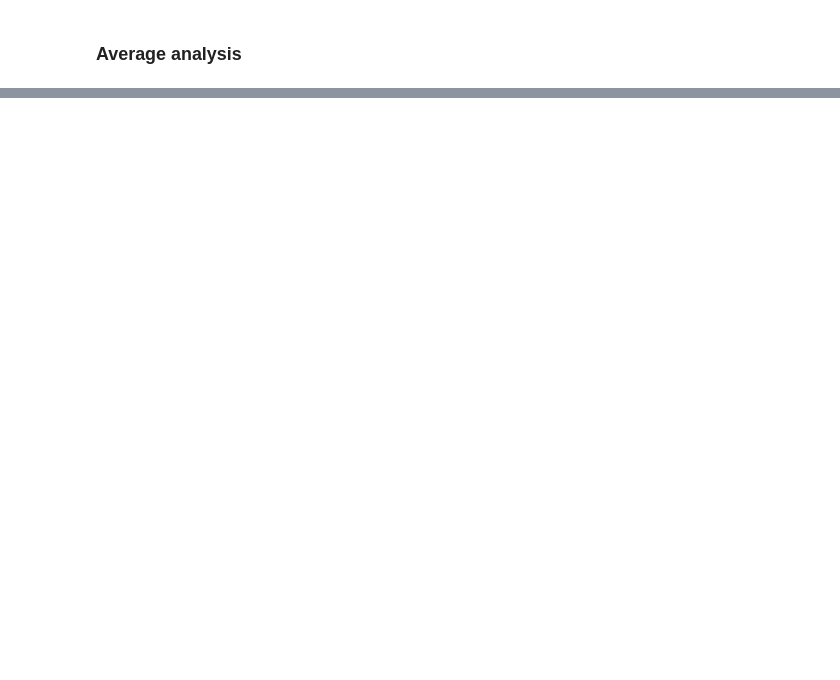
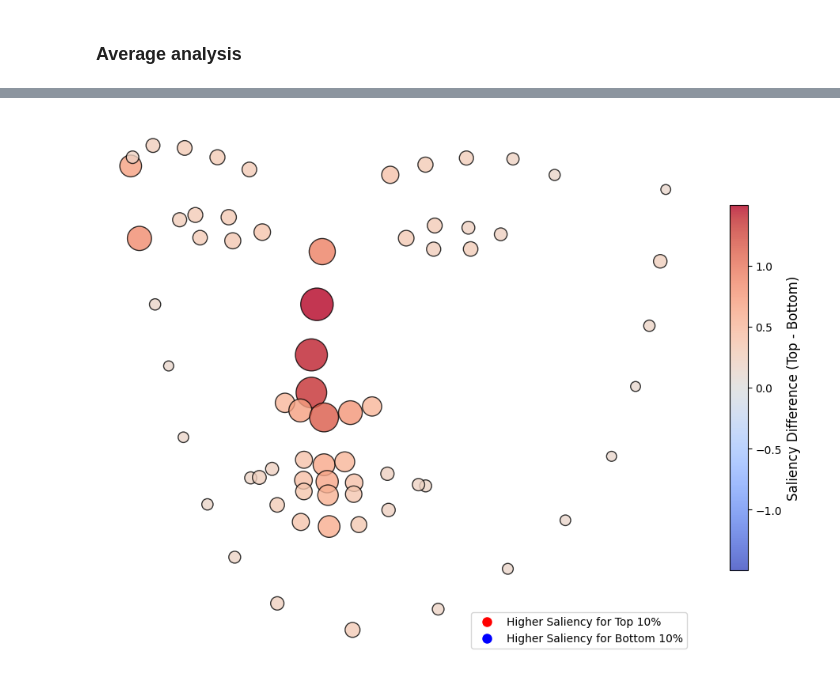
Before and after one commit to theofuhrmann/masters-thesis, a Jupyter notebook: gradient_saliency/plots_dataset.ipynb, the cells around one changed output, grey strips where cells are left out. Saved outputs shown, nothing was run; the diff lists cells and outputs as text; code cells hidden in the pictures; blank space fills up the shorter version.

```diff
--- a/gradient_saliency/plots_dataset.ipynb
+++ b/gradient_saliency/plots_dataset.ipynb
@@ -308 +500,75 @@ plt.show()
+# %%
+# Visualize face keypoints comparing top and bottom saliencies
+fig, ax = plt.subplots(figsize=(12, 10))
+fig.patch.set_alpha(0)  # Make the figure background transparent
+ax.set_aspect("equal")
+ax.invert_yaxis()  # Invert y-axis to match image coordinates
+ax.axis("off")
+
+# Corrected face parts map based on dlib 68 points
+face_parts_map_viz = {
+    "face_contour": list(range(0, 17)),
+    "right_eyebrow": list(range(17, 22)),
+    "left_eyebrow": list(range(22, 27)),
+    "nose": list(range(27, 36)),
+    "right_eye": list(range(36, 42)),
+    "left_eye": list(range(42, 48)),
+    "mouth": list(range(48, 68)),
+}
+
+# Calculate the difference and average saliency
+saliency_diff = top_average_face_saliency - bottom_average_face_saliency
+average_saliency = (
+    top_average_face_saliency + bottom_average_face_saliency
+) / 2
+
+# Determine the range for the colormap
+vmax = np.abs(saliency_diff).max()
+vmin = -vmax
+
+# Plot each keypoint
+# Color indicates which saliency is higher (red for top, blue for bottom)
+# Size indicates the average saliency of the keypoint
+scatter = ax.scatter(
+    x_coords,
+    y_coords,
+    s=average_saliency * 500,  # Scale size by average saliency
+    c=saliency_diff,  # Color by the difference
+    cmap="coolwarm",  # Use a diverging colormap
+    vmin=vmin,
+    vmax=vmax,
+    alpha=0.8,
+    edgecolor="black",
+)
+
+# Create a colorbar to act as a legend for the saliency difference
+cbar = fig.colorbar(scatter, ax=ax, shrink=0.6)
+cbar.set_label("Saliency Difference (Top - Bottom)", fontsize=12)
+
+# Add a legend for what the colors mean
+legend_elements = [
+    Line2D(
+        [0],
+        [0],
+        marker="o",
+        color="w",
+        label="Higher Saliency for Top 10%",
+        markerfacecolor="red",
+        markersize=10,
+    ),
+    Line2D(
+        [0],
+        [0],
+        marker="o",
+        color="w",
+        label="Higher Saliency for Bottom 10%",
+        markerfacecolor="blue",
+        markersize=10,
+    ),
+]
+ax.legend(handles=legend_elements, loc="lower right", fontsize=10)
+
+plt.show()
+# %% [output]
+[figure, added]
 # %%
```
Also changed, not shown: parts of 14 cells of this notebook.
